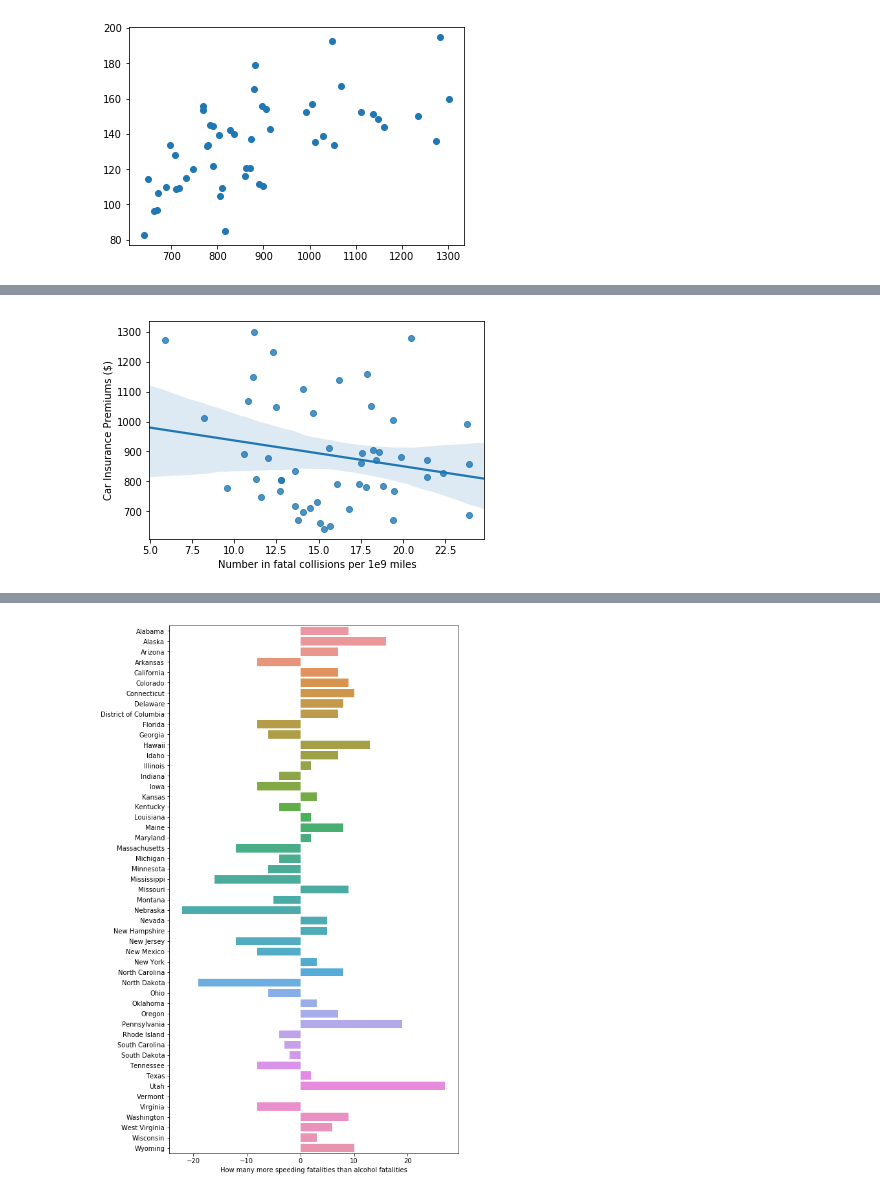
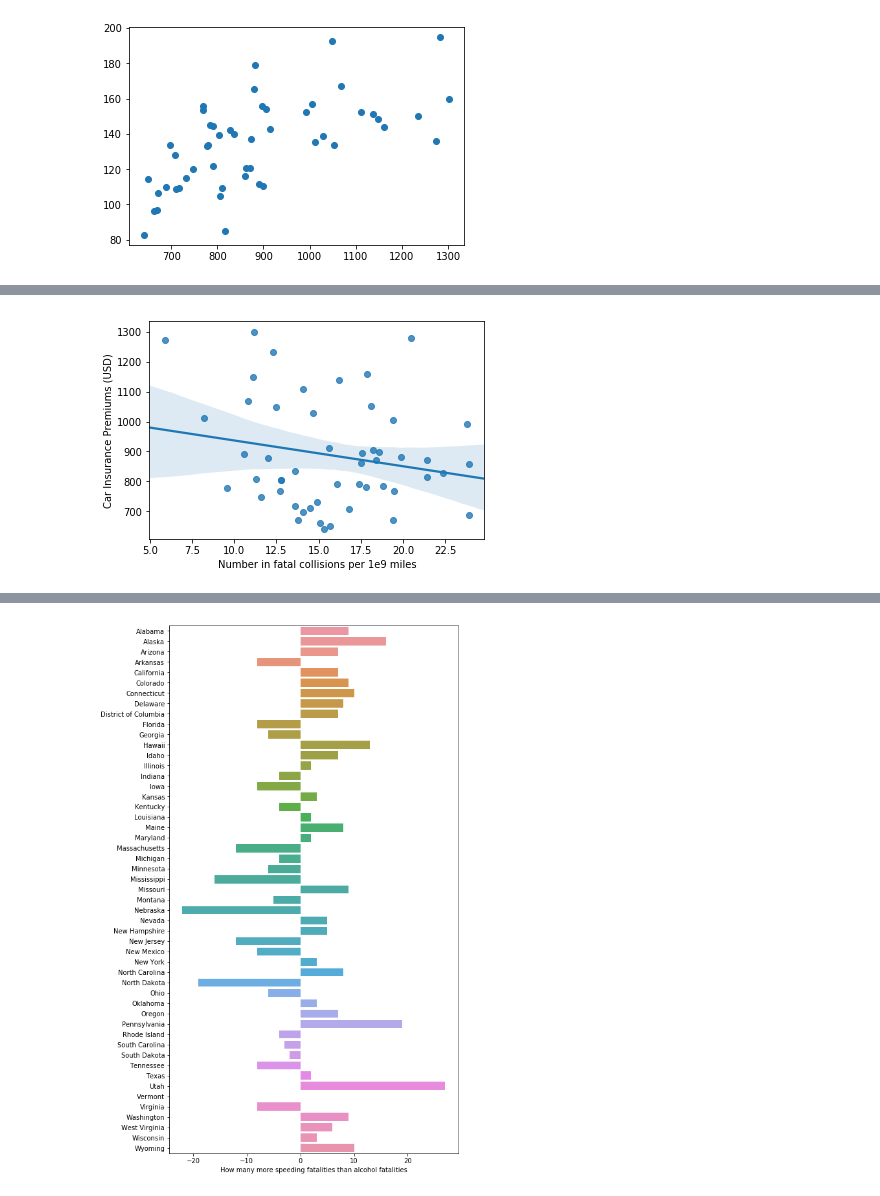
Before and after one commit to coneeleven/PersonalProjects, a Jupyter notebook: Auto Fatalities.ipynb, the cells around one changed output, grey strips where cells are left out. Drawn from its saved outputs; the diff is of its cells as text; code cells hidden in the pictures.

```diff
--- a/Auto Fatalities.ipynb
+++ b/Auto Fatalities.ipynb
@@ -21,8 +21,8 @@ deaths.columns = ['State',
        'Alcohol-Impaired',
        'Not Distracted',
        'No Previous Accidents',
-       'Car Insurance Premiums ($)',
-       'Losses incurred by insurance companies for collisions per insured driver ($)']
+       'Car Insurance Premiums (USD)',
+       'Losses incurred by insurance companies for collisions per insured driver (USD)']
 
 deaths['Distracted'] = 100 - deaths['Not Distracted']
 deaths.drop('Not Distracted', axis=1, inplace=True)
@@ -53,8 +53,8 @@ plt.show()
 # %%
-sns.regplot(deaths['Number in fatal collisions per 1e9 miles'], deaths['Car Insurance Premiums ($)'])
+sns.regplot(deaths['Number in fatal collisions per 1e9 miles'], deaths['Car Insurance Premiums (USD)'])
 plt.show()
 # %% [output]
-[figure, old version]
+[figure, new version]
 # %%
 deaths['diff_speed_alc'] = deaths['Speeding'] - deaths['Alcohol-Impaired']
 deaths['diff_speed_distracted_v_alc'] = deaths['Distracted'] - deaths['Alcohol-Impaired']
```
Also changed, not shown: parts of 5 cells of this notebook.
